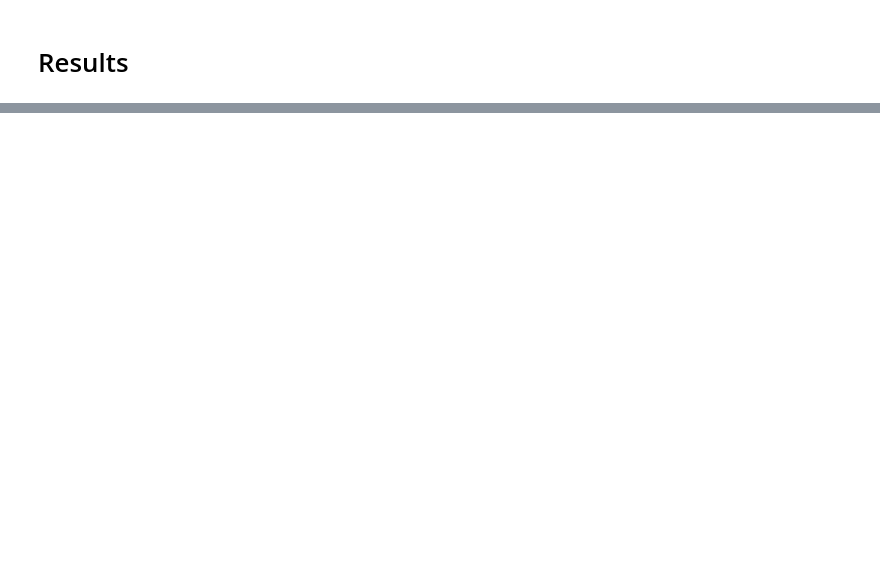
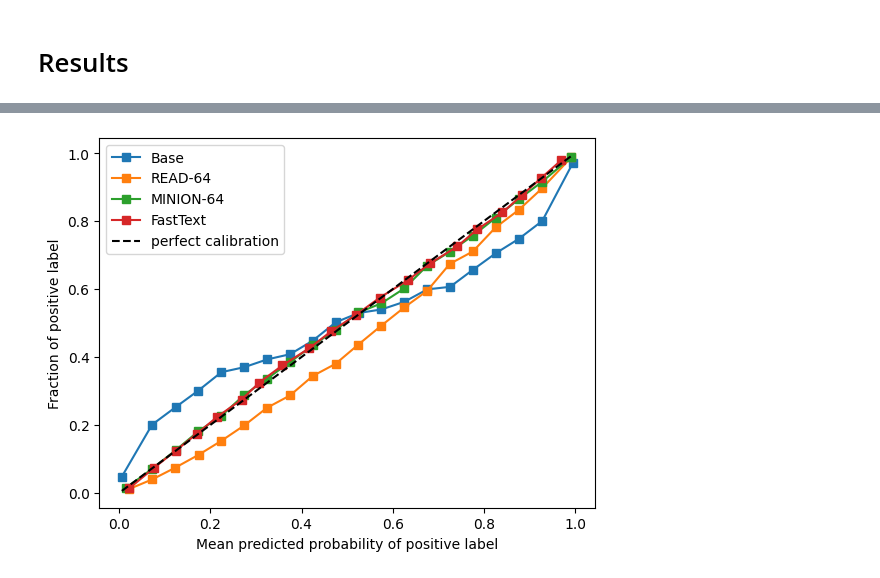
Before and after one commit to carlosinator/cil-sentiment, a Jupyter notebook: main.ipynb, the cells around one changed output, grey strips where cells are left out. Drawn from its saved outputs; the diff is of its cells as text; code cells hidden in the pictures; blank space fills up the shorter version.

```diff
--- a/main.ipynb
+++ b/main.ipynb
@@ -255,19 +207,0 @@ df
-# %%
-# draw calibration plots
-cal_data = [{"model_type" : e.model_type, "hidden_dimension" : e.hidden_dimension,
-             "x" : s["cal_curve_x"], "y" : s["cal_curve_y"]}\
-            for e, s in zip(EXPERIMENTS, scorings) if e.learning_rate == 1e-3 or e.model_type == 'base']
-
-cal_data_base = [e for e in cal_data if e["model_type"] == 'base']
-
-type_to_name = {'base' : 'Base', 'read' : 'READ', 'read_gru' : 'READ (GRU)', 'minion' : 'MINION'}
-for hd in [8, 64, 256]:
-  exps = cal_data_base + [e for e in cal_data if e["hidden_dimension"] == hd]
-  for e in exps:
-    plt.plot(e["x"], e["y"], label=type_to_name[e["model_type"]], marker='s')
-  plt.plot(exps[0]["x"], exps[0]["x"], label="perfect calibration", linestyle='--', color='black')
-  plt.xlabel("Mean predicted probability of positive label")
-  plt.ylabel("Fraction of positive label")
-  plt.title("hidden dimension = {}".format(hd))
-  plt.legend()
-  plt.show()
@@ -277,0 +208,28 @@ for hd in [8, 64, 256]:
+# %%
+# draw calibration plots
+type_to_name = {'base' : 'Base', 'read' : 'READ-64', 'read_gru' : 'READ-64', 'minion' : 'MINION-64'}
+cal_data = [{"model_name" : type_to_name[e.model_type],
+             "x" : scorings[e.experiment_name]["cal_curve_x"],
+             "y" : scorings[e.experiment_name]["cal_curve_y"]}\
+            for e in EXPERIMENTS if e.hidden_dimension == 64 or e.model_type == 'base']
+
+# FastText (data copy-pasted from notebook FastTextModel.ipynb)
+cal_data.append({"model_name" : "FastText",
+                 "x" : np.array([0.02218998, 0.07582901, 0.12366667, 0.17092465, 0.21552878,
+                                 0.26891807, 0.30734536, 0.35794256, 0.41649049, 0.4644345 ,
+                                 0.52045998, 0.57190635, 0.63249314, 0.68189571, 0.74165221,
+                                 0.78526172, 0.84066806, 0.88294175, 0.92480679, 0.96919469]),
+                 "y" : np.array([0.01349279, 0.07309914, 0.12397817, 0.17468017, 0.2244868 ,
+                                 0.27474767, 0.32487134, 0.3751626 , 0.42535926, 0.47507359,
+                                 0.52492257, 0.5750102 , 0.62540634, 0.67538901, 0.72543974,
+                                 0.77568665, 0.82549195, 0.87556404, 0.92582123, 0.97862502])})
+
+for e in cal_data:
+  plt.plot(e["x"], e["y"], label=e["model_name"], marker='s')
+plt.plot(cal_data[0]["x"], cal_data[0]["x"], label="perfect calibration", linestyle='--', color='black')
+plt.xlabel("Mean predicted probability of positive label")
+plt.ylabel("Fraction of positive label")
+plt.legend()
+plt.show()
+# %% [output]
+[figure, added]
```
Also changed, not shown: parts of 10 cells of this notebook, 1 other file.
